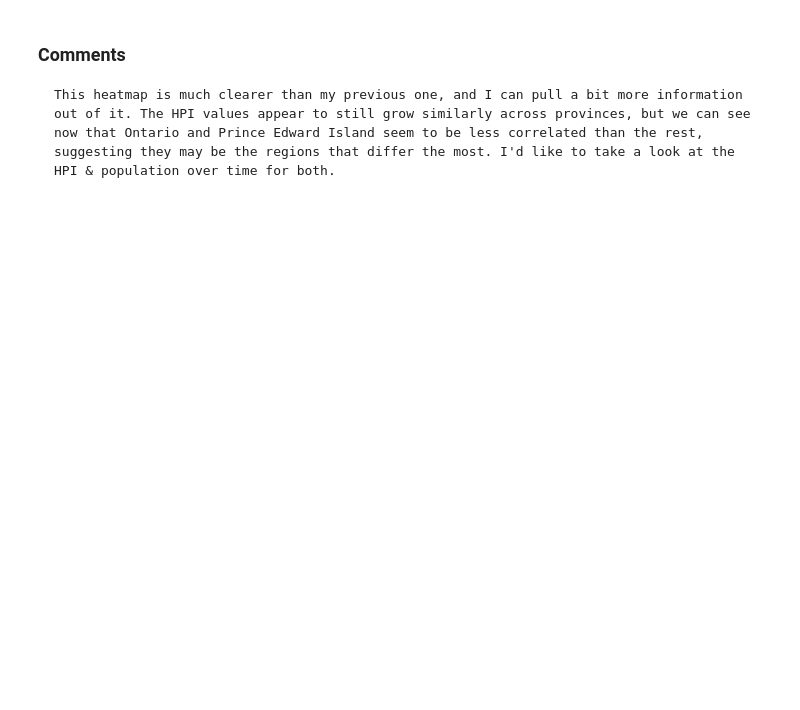
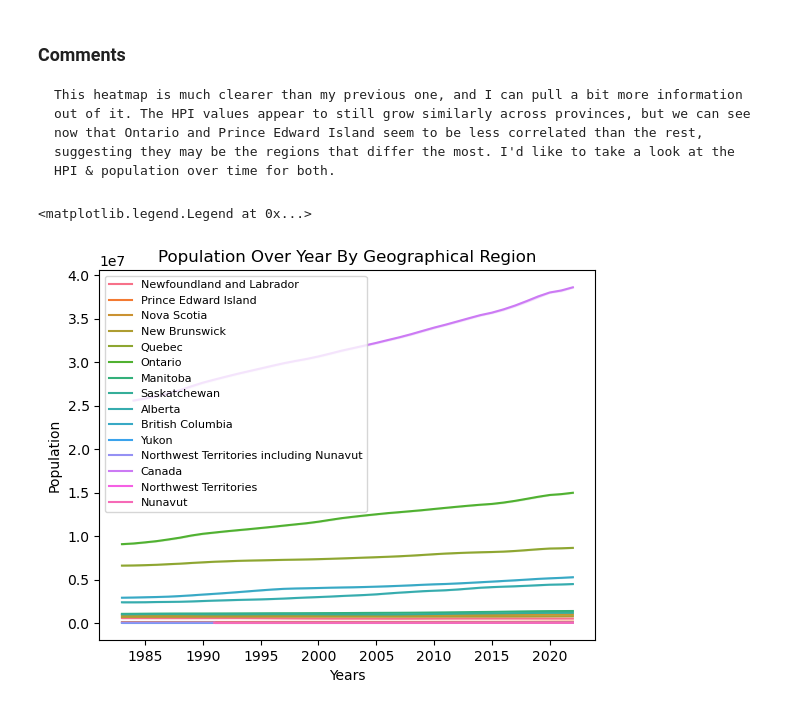
Before and after one commit to ubco-W2022T1-cosc301/group13, a Jupyter notebook: notebooks/analysis3.ipynb, the cells around one changed output. Drawn from its saved outputs; the diff is of its cells as text; code cells hidden in the pictures; blank space fills up the shorter version.

```diff
--- a/notebooks/analysis3.ipynb
+++ b/notebooks/analysis3.ipynb
@@ -217,4 +229,10 @@ sns.heatmap(fdf.corr()).set(title="Final Dataset Correlation Matrix")
 ### Comments
 
     This heatmap is much clearer than my previous one, and I can pull a bit more information out of it. The HPI values appear to still grow similarly across provinces, but we can see now that Ontario and Prince Edward Island seem to be less correlated than the rest, suggesting they may be the regions that differ the most. I'd like to take a look at the HPI & population over time for both.
+# %%
+sns.lineplot(data=fdf, x="year", y="Population estimate", hue="GEO").set(title="Population Over Year By Geographical Region", ylabel="Population", xlabel="Years")
+plt.legend(fontsize='8')
+# %% [output]
+<matplotlib.legend.Legend at 0x...>
+[figure, added]
 # %%
```
Also changed, not shown: parts of 7 cells of this notebook, 1 other file.
